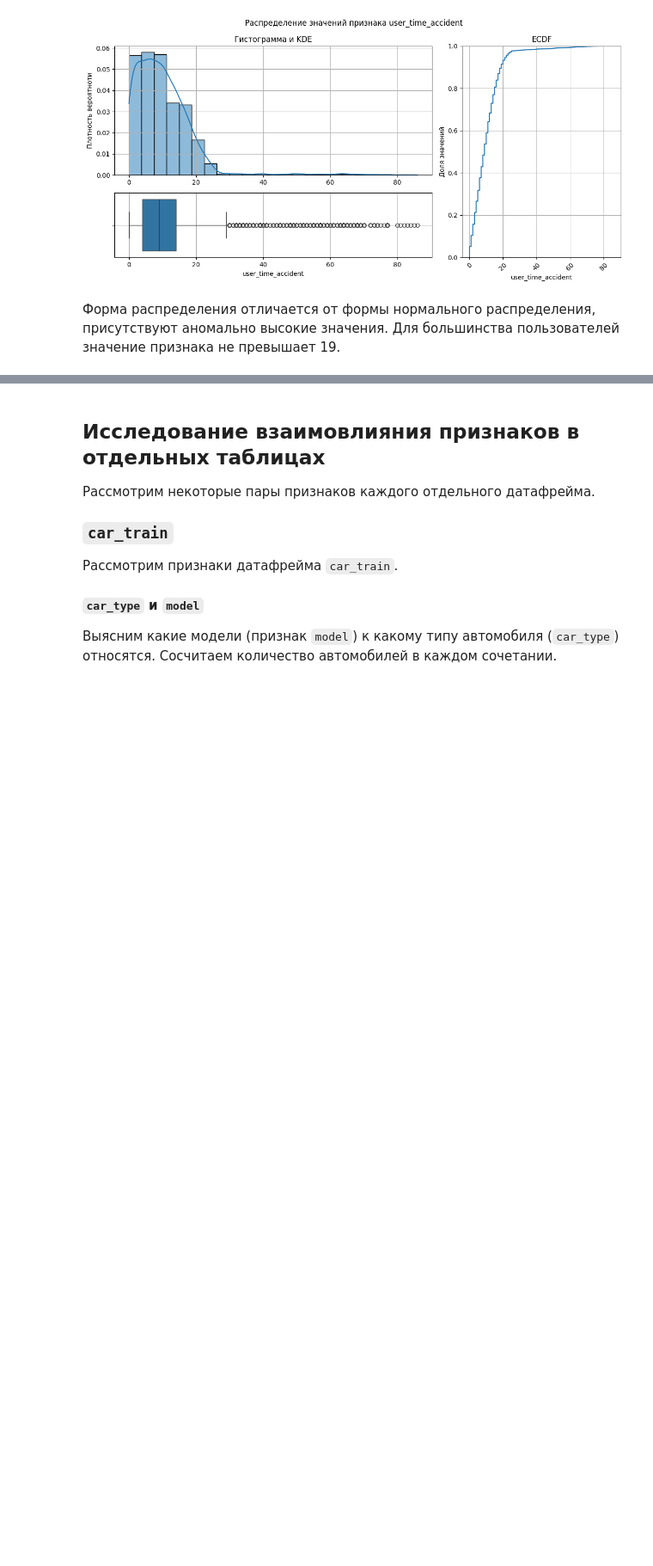
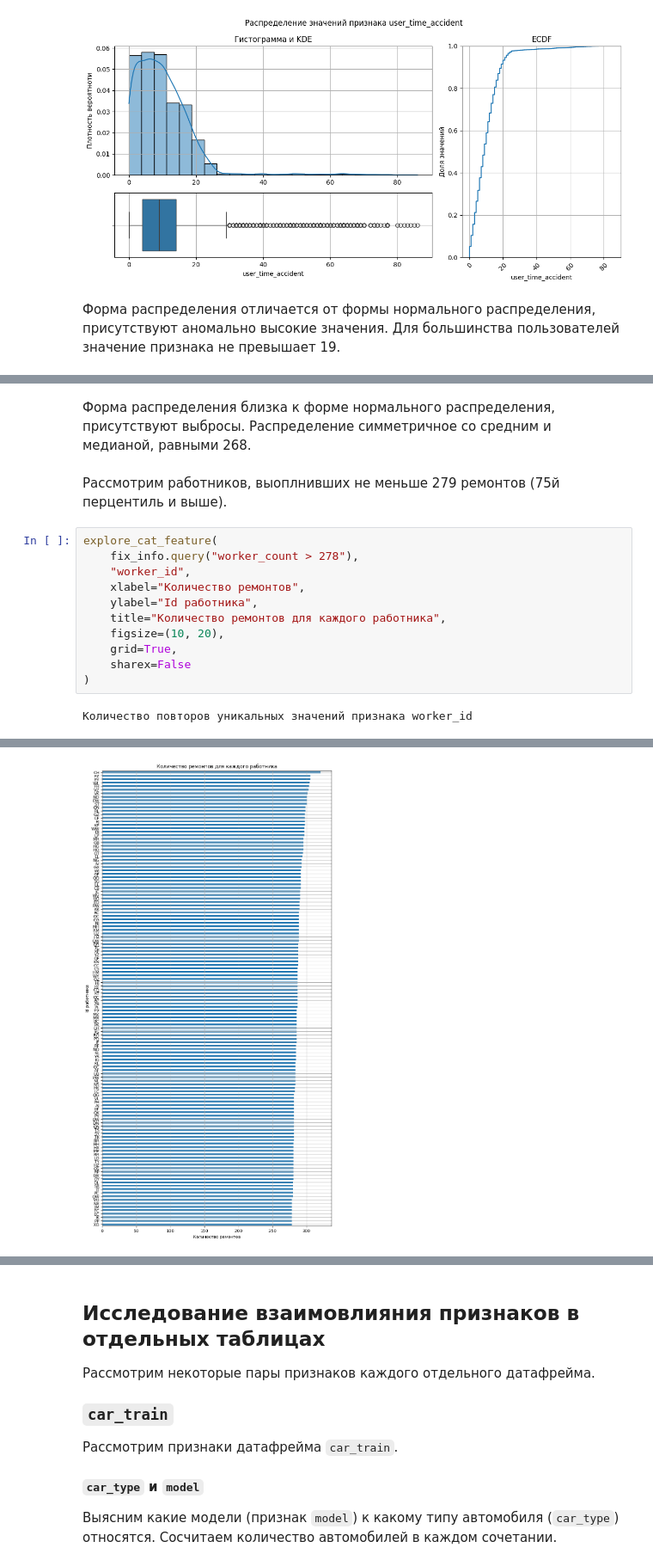
Before and after one commit to AlekseiBogachev/competitive_ds_cource_prj, a Jupyter notebook: notebooks/exploratory/eda.ipynb, the cells around one changed output, grey strips where cells are left out. Shown at 86% size. Saved outputs shown, nothing was run; the diff lists cells and outputs as text; blank space fills up the shorter version.

```diff
--- a/notebooks/exploratory/eda.ipynb
+++ b/notebooks/exploratory/eda.ipynb
@@ -1225,0 +1299,19 @@ explore_num_feature(driver_info, "user_time_accident")
+# %% [markdown]
+Форма распределения близка к форме нормального распределения, присутствуют
+выбросы. Распределение симметричное со средним и медианой, равными 268.
+# %% [markdown]
+Рассмотрим работников, выоплнивших не меньше 279 ремонтов (75й перцентиль и
+выше).
+# %%
+explore_cat_feature(
+    fix_info.query("worker_count > 278"),
+    "worker_id",
+    xlabel="Количество ремонтов",
+    ylabel="Id работника",
+    title="Количество ремонтов для каждого работника",
+    figsize=(10, 20),
+    grid=True,
+    sharex=False
+)
+# %% [output]
+Количество повторов уникальных значений признака worker_id
@@ -1225,0 +1335 @@ explore_num_feature(driver_info, "user_time_accident")
+[figure, added]
```
Also changed, not shown: parts of 20 cells of this notebook.
